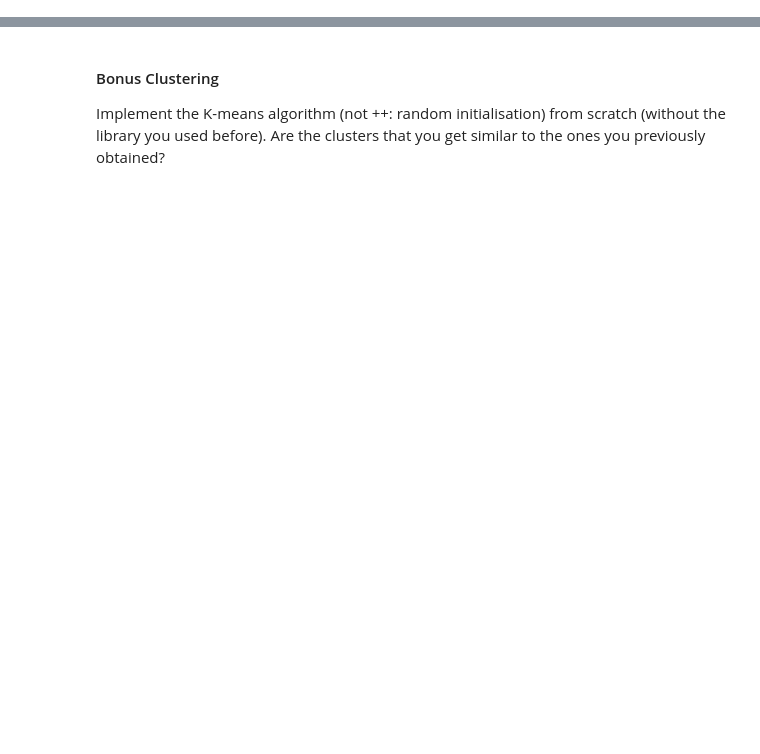
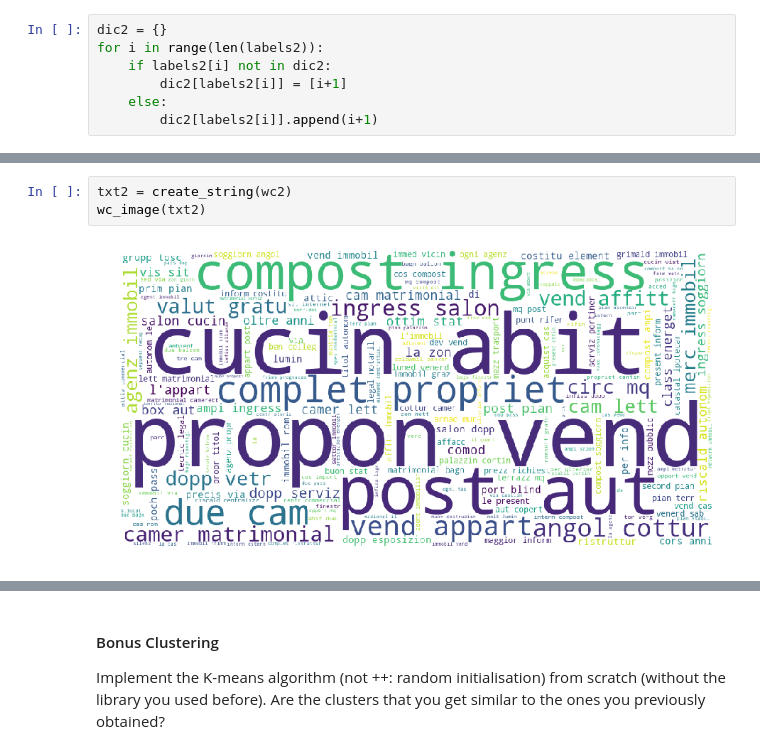
Before and after one commit to lrnzgiusti/ADM-HW4-GP29, a Jupyter notebook: ADM-HW4-GP29.ipynb, the cells around one changed output, grey strips where cells are left out. Saved outputs shown, nothing was run; the diff lists cells and outputs as text; blank space fills up the shorter version.

```diff
--- a/ADM-HW4-GP29.ipynb
+++ b/ADM-HW4-GP29.ipynb
@@ -6,0 +520,7 @@ from pyspark.sql import SparkSession
+# %%
+dic2 = {}
+for i in range(len(labels2)):
+    if labels2[i] not in dic2:
+        dic2[labels2[i]] = [i+1]
+    else:
+        dic2[labels2[i]].append(i+1)
@@ -6,0 +588,5 @@ from pyspark.sql import SparkSession
+# %%
+txt2 = create_string(wc2)
+wc_image(txt2)
+# %% [output]
+[figure, added]
```
Also changed, not shown: parts of 65 cells of this notebook.
